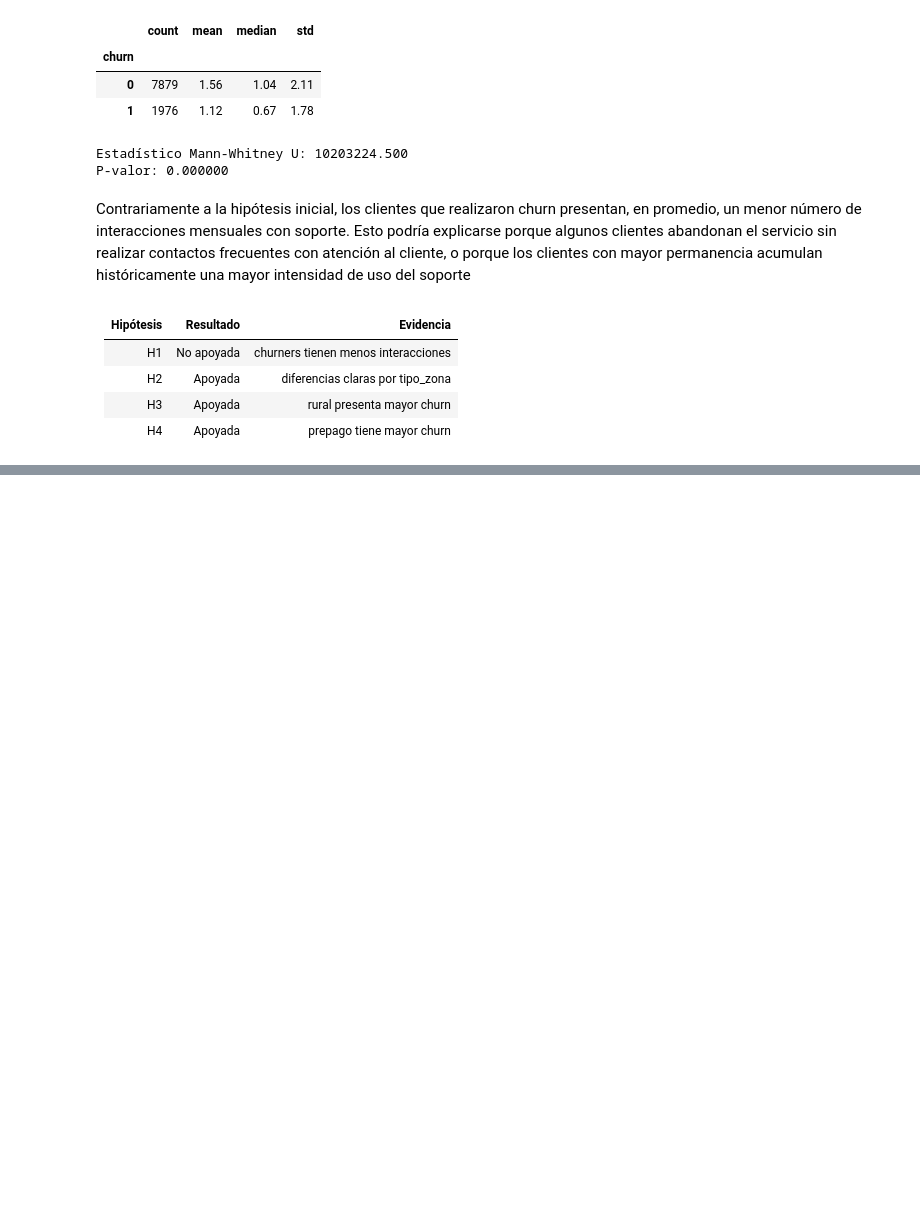
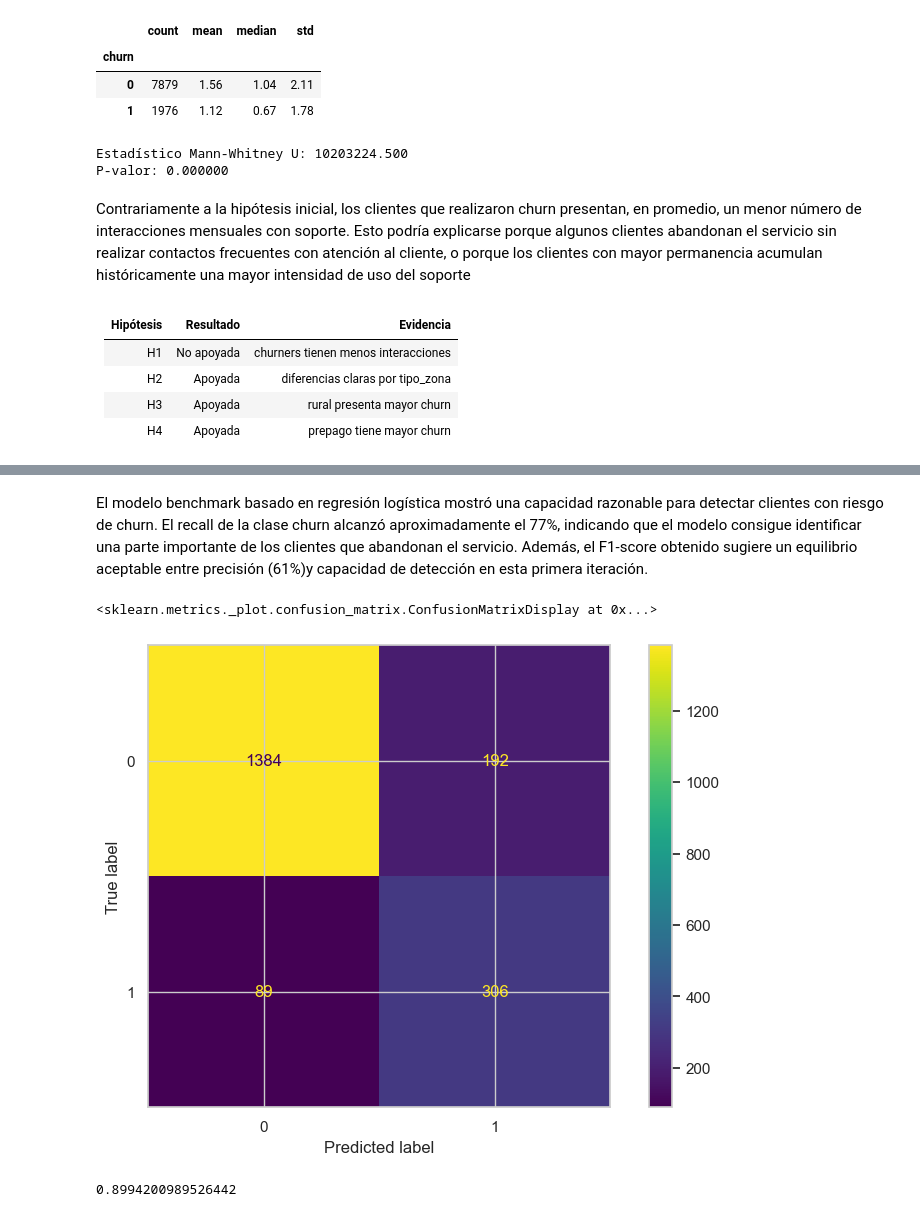
Before and after one commit to ancarmar03-create/UCV-Churn, a Jupyter notebook: notebooks/modelo1.ipynb, the cells around one changed output, grey strips where cells are left out. Cells and saved outputs as stored; diff of their text form; code cells hidden in the pictures; blank space fills up the shorter version.

Commit message:
regresión logística

```diff
--- a/notebooks/modelo1.ipynb
+++ b/notebooks/modelo1.ipynb
@@ -855,0 +919,33 @@ Contrariamente a la hipótesis inicial, los clientes que realizaron churn presen
+# %%
+
+preprocessor = ColumnTransformer([
+    (
+        'num',
+        StandardScaler(),
+        numericas
+    ),
+    (
+        'cat',
+        OneHotEncoder(
+            drop='first',
+            handle_unknown='ignore'
+        ),
+        categoricas
+    )
+])
+# %%
+modelo = Pipeline([
+    ('preprocessing', preprocessor),
+    (
+        'classifier',
+        LogisticRegression(
+            max_iter=1000,
+            class_weight='balanced'
+        )
+    )
+])
+# %%
+modelo.fit(
+    X_train,
+    y_train
+)
@@ -855,0 +972,2 @@ Contrariamente a la hipótesis inicial, los clientes que realizaron churn presen
+# %%
+y_pred = modelo.predict(X_test)
@@ -855,0 +990,19 @@ Contrariamente a la hipótesis inicial, los clientes que realizaron churn presen
+# %% [markdown]
+El modelo benchmark basado en regresión logística mostró una capacidad razonable para detectar clientes con riesgo de churn. El recall de la clase churn alcanzó aproximadamente el 77%, indicando que el modelo consigue identificar una parte importante de los clientes que abandonan el servicio. Además, el F1-score obtenido sugiere un equilibrio aceptable entre precisión (61%)y capacidad de detección en esta primera iteración.
+# %%
+ConfusionMatrixDisplay.from_predictions(
+    y_test,
+    y_pred
+)
+# %% [output]
+<sklearn.metrics._plot.confusion_matrix.ConfusionMatrixDisplay at 0x...>
+[figure, added]
+# %%
+y_prob = modelo.predict_proba(X_test)[:,1]
+
+roc_auc_score(
+    y_test,
+    y_prob
+)
+# %% [output]
+0.8994200989526442
```
Also changed, not shown: parts of 14 cells of this notebook.
